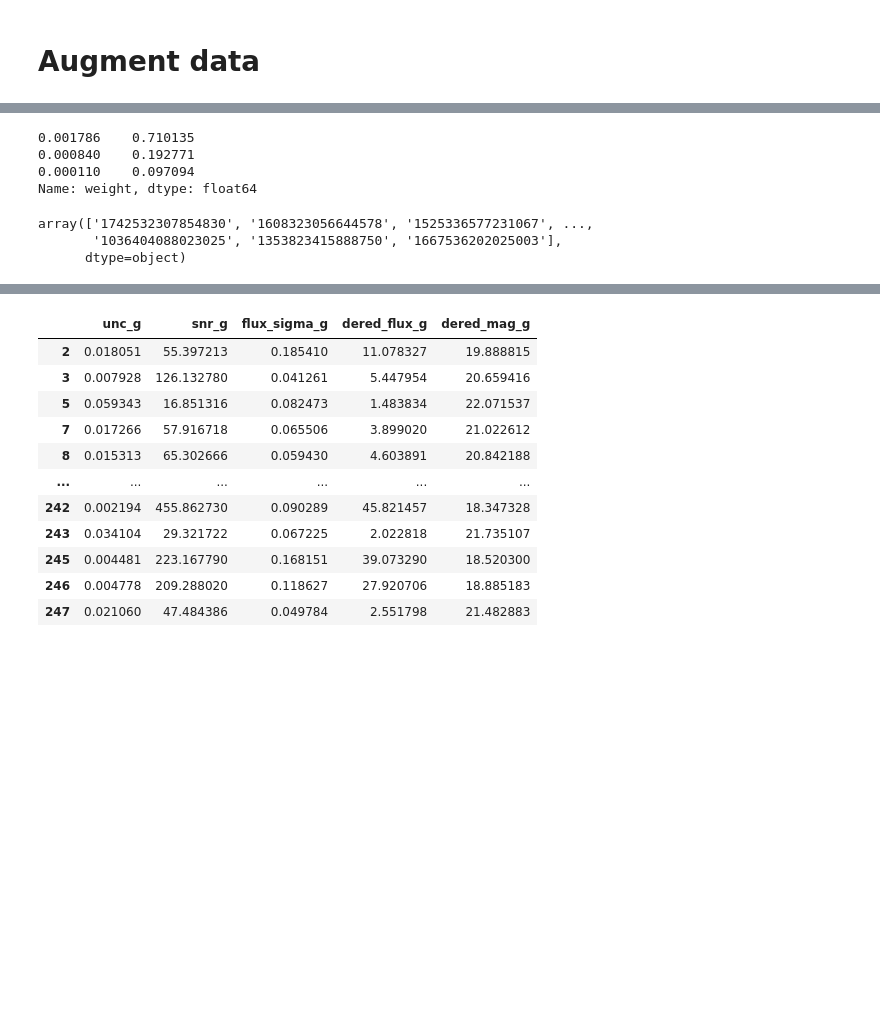
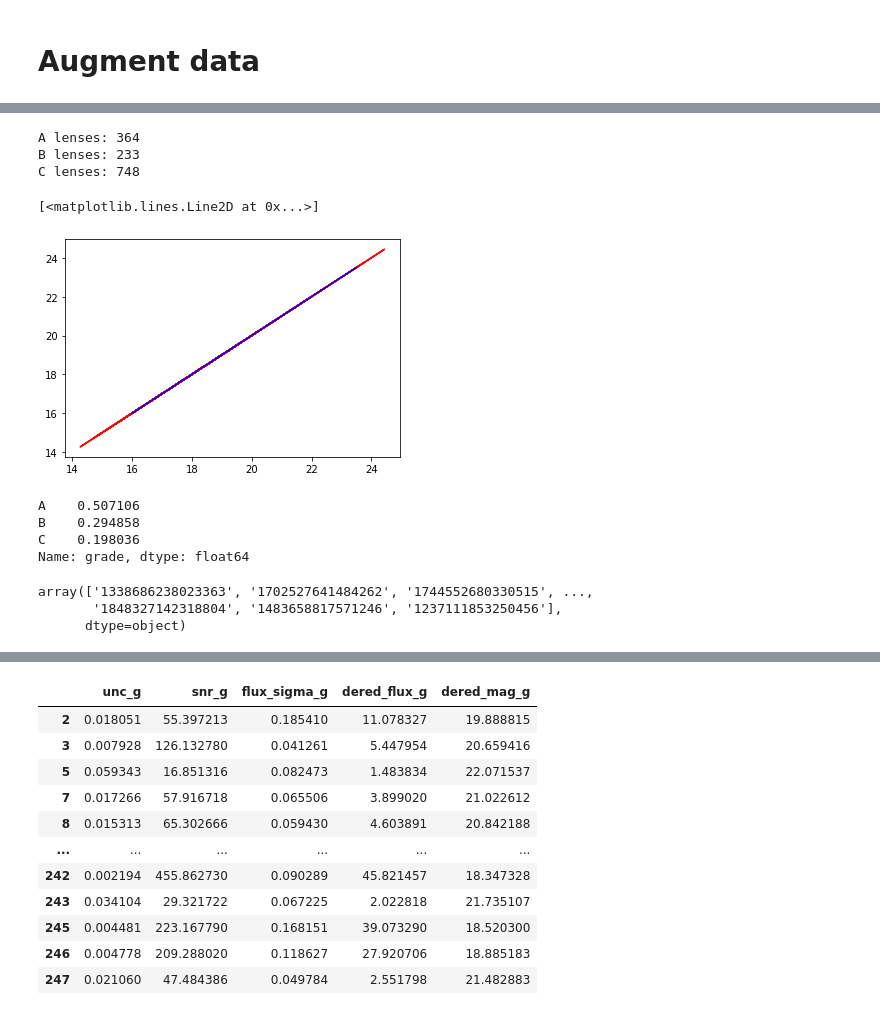
Before and after one commit to eramey16/galactic_lenses, a Jupyter notebook: Test_galaxies.ipynb, the cells around one changed output, grey strips where cells are left out. Saved outputs shown, nothing was run; the diff lists cells and outputs as text; code cells hidden in the pictures; blank space fills up the shorter version.

```diff
--- a/Test.ipynb
+++ b/Test_galaxies.ipynb
@@ -1004,24 +1010,14 @@ np.random.seed(seed)
 # Read in A lens IDs and write grade
 A_lenses = pd.concat([collect_all("../data/lensed/Huang21_A/"),
             collect_all("../data/lensed/ML_A/")])
-A_lenses = filter_data(A_lenses)
-# A_lenses['grade'] = 'A'
-A_lenses['weight'] = .7 / len(A_lenses)
+A_lenses = clean_and_calc(A_lenses)
 
 # Read in B lens IDs and write grade
 B_lenses = pd.concat([collect_all("../data/lensed/Huang21_B/"),
            collect_all("../data/lensed/ML_B/")])
-B_lenses = filter_data(B_lenses)
-# B_lenses['grade'] = 'B'
-B_lenses['weight'] = .2 / len(B_lenses)
+B_lenses = clean_and_calc(B_lenses)
 
 # Read in C lens IDs and write grade
 C_lenses = pd.concat([collect_all("../data/lensed/Huang21_C/"),
            collect_all("../data/lensed/ML_C/")])
-C_lenses = filter_data(C_lenses)
-# C_lenses['grade'] = 'C'
-C_lenses['weight'] = .1 / len(C_lenses)
-
-# Read in full lens file
-lenses = pd.concat([A_lenses, B_lenses, C_lenses])
-lenses = filter_data(lenses)
+C_lenses = clean_and_calc(C_lenses)
@@ -1029,0 +1044,19 @@ import matplotlib.pyplot as plt
+# %%
+print(f"A lenses: {len(A_lenses)}\nB lenses: {len(B_lenses)}\nC lenses: {len(C_lenses)}")
+# %% [output]
+A lenses: 364
+B lenses: 233
+C lenses: 748
+# %%
+A_lenses['grade'] = 'A'
+A_lenses['weight'] = .5 / len(A_lenses)
+
+B_lenses['grade'] = 'B'
+B_lenses['weight'] = .3 / len(B_lenses)
+
+C_lenses['grade'] = 'C'
+C_lenses['weight'] = .2 / len(C_lenses)
+
+# Make full lens dataframe
+lenses = pd.concat([A_lenses, B_lenses, C_lenses])
+lenses = clean_and_calc(lenses)
@@ -1030,3 +1067,13 @@ import matplotlib.pyplot as plt
+# %%
+b = 'w2'
+mags = 22.5 - 2.5*np.log10(lenses[f'dered_flux_{b}'])
+plt.plot(mags, lenses[f'dered_mag_{b}'], 'r')
+x = np.linspace(16, 23.5)
+y = x
+plt.plot(x, y, 'b')
+# %% [output]
+[<matplotlib.lines.Line2D at 0x...>]
+[figure, added]
 # %%
 # Get a random sample of galaxies to duplicate/vary
 augmented = lenses.sample(n=10000-len(lenses), replace=True, weights=lenses['weight'],
@@ -1034,10 +1082,10 @@ augmented = lenses.sample(n=10000-len(lenses), replace=True, weights=lenses['wei
 # %%
-augmented['weight'].value_counts()/len(augmented)
+augmented['grade'].value_counts()/len(augmented)
 # %% [output]
-0.001786    0.710135
-0.000840    0.192771
-0.000110    0.097094
-Name: weight, dtype: float64
+A    0.507106
+B    0.294858
+C    0.198036
+Name: grade, dtype: float64
 # %%
 # Vary by uncertainty
 bands = ['g', 'r', 'z', 'w1', 'w2']
@@ -1047,13 +1102,13 @@ for b in bands:
 # %%
 # Make up new ls_ids
 N = len(augmented)
-zeros = np.ones((N,), dtype=int).astype(str).astype(object)
+ones = np.ones((N,), dtype=int).astype(str).astype(object)
 strings = np.random.randint(0, 9, (N,15)).astype(str).astype(object)
-new_ids = zeros+strings.sum(axis=1)
+new_ids = ones+strings.sum(axis=1)
 new_ids
 # %% [output]
-array(['1742532307854830', '1608323056644578', '1525336577231067', ...,
-       '1036404088023025', '1353823415888750', '1667536202025003'],
+array(['1338686238023363', '1702527641484262', '1744552680330515', ...,
+       '1848327142318804', '1483658817571246', '1237111853250456'],
       dtype=object)
 # %%
 augmented['ls_id'] = new_ids
```
Also changed, not shown: parts of 33 cells of this notebook, 2 other files.
